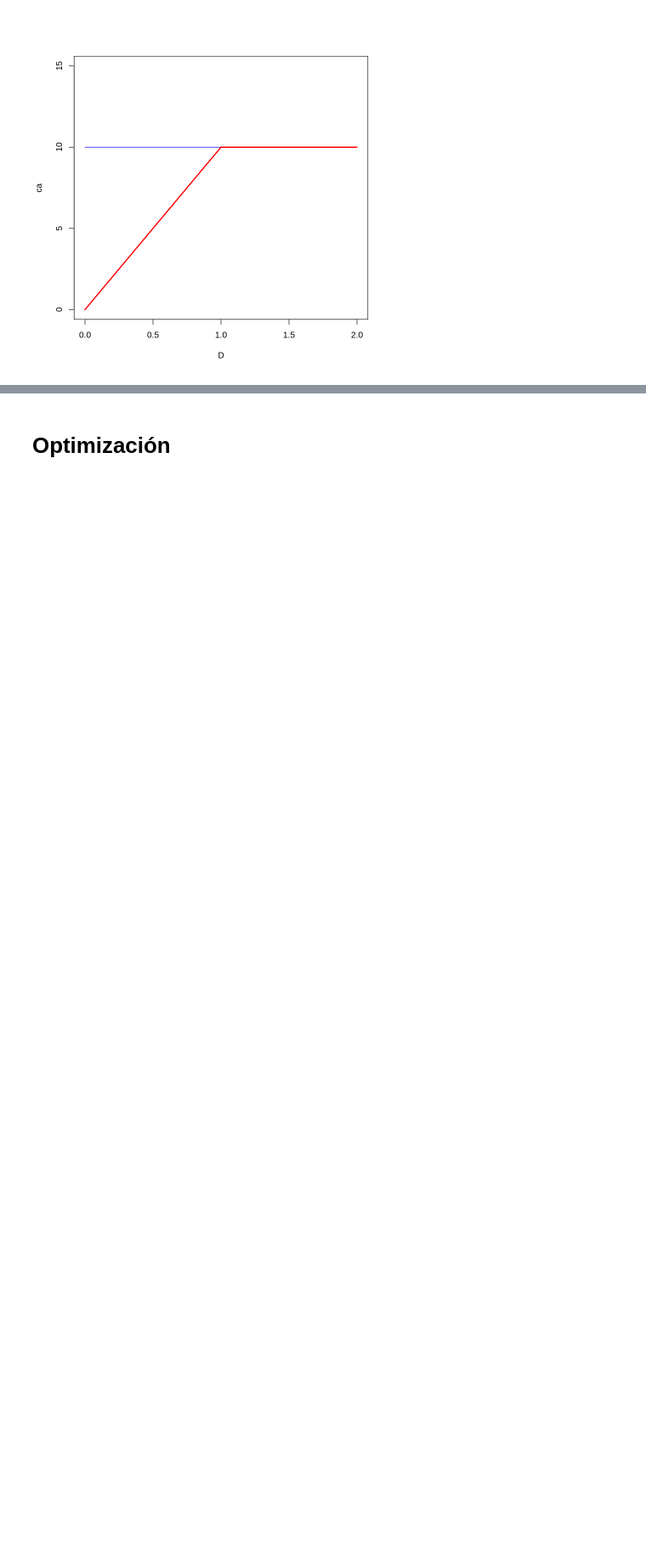
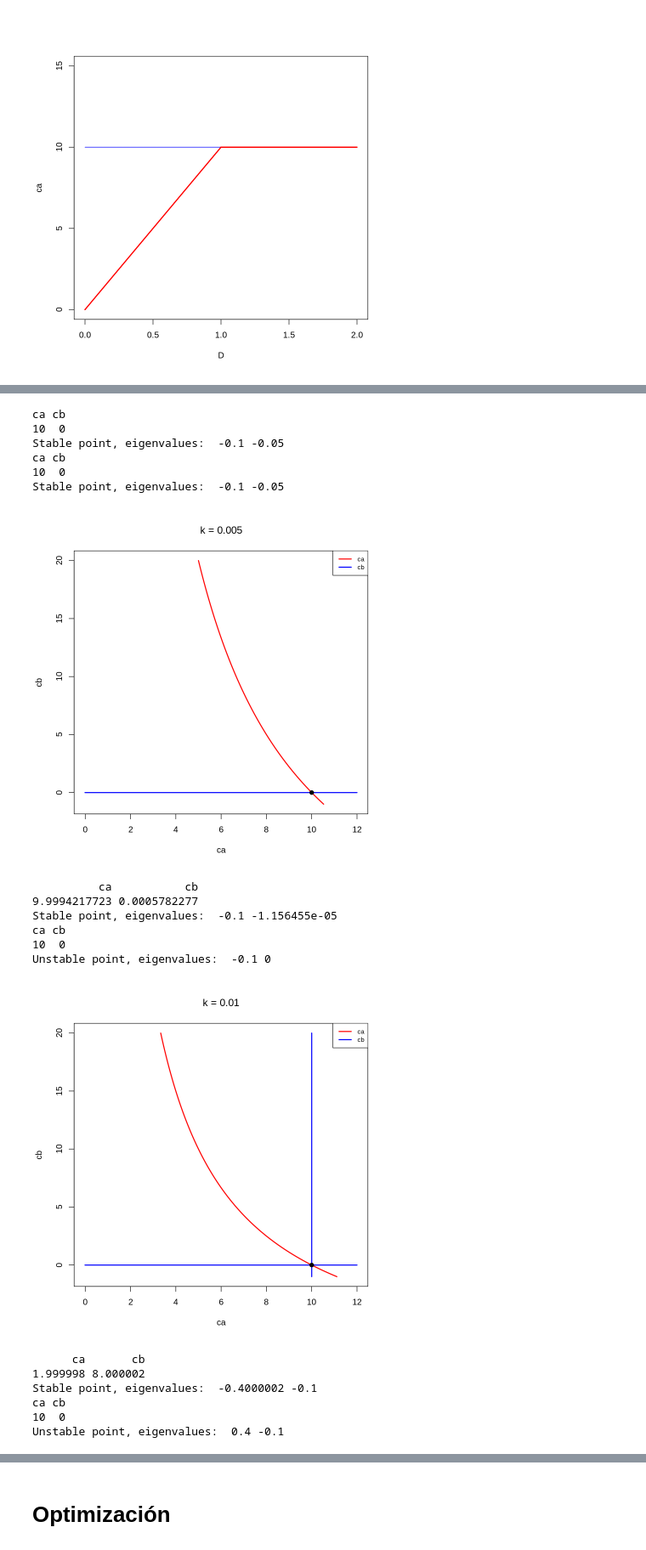
Before and after one commit to JuanM-GG/sistemas-dinamicos-R, a Jupyter notebook: balance_reactor.ipynb, the cells around one changed output, grey strips where cells are left out. Shown at 85% size. Cells and saved outputs as stored; diff of their text form; code cells hidden in the pictures; blank space fills up the shorter version.

```diff
--- a/balance_reactor.ipynb
+++ b/balance_reactor.ipynb
@@ -292,0 +421,30 @@ Cuando se llega al valor $D = 1$, y el valor de equilibrio $c_{Bss} = 0$ se vuel
+# %%
+for(k in c(0.005, 0.01,0.05,0.1)) {
+
+  p["k"] <- k
+  plane(xmax = 12, ymax = 20, xmin = -0.01, ymin = -1, main = paste0("k = ", k))
+  newton(state = c(ca = 1, cb = 10), plot = TRUE)
+  newton(state = c(ca = 10, cb = 0), plot = TRUE)
+}
+p["k"] <- 0.1 # regresar al valor inicial
+# %% [output]
+ca cb
+10  0
+Stable point, eigenvalues:  -0.1 -0.05
+ca cb
+10  0
+Stable point, eigenvalues:  -0.1 -0.05
+[figure, added]
+          ca           cb
+9.9994217723 0.0005782277
+Stable point, eigenvalues:  -0.1 -1.156455e-05
+ca cb
+10  0
+Unstable point, eigenvalues:  -0.1 0
+[figure, added]
+      ca       cb
+1.999998 8.000002
+Stable point, eigenvalues:  -0.4000002 -0.1
+ca cb
+10  0
+Unstable point, eigenvalues:  0.4 -0.1
```
Also changed, not shown: parts of 28 cells of this notebook.
